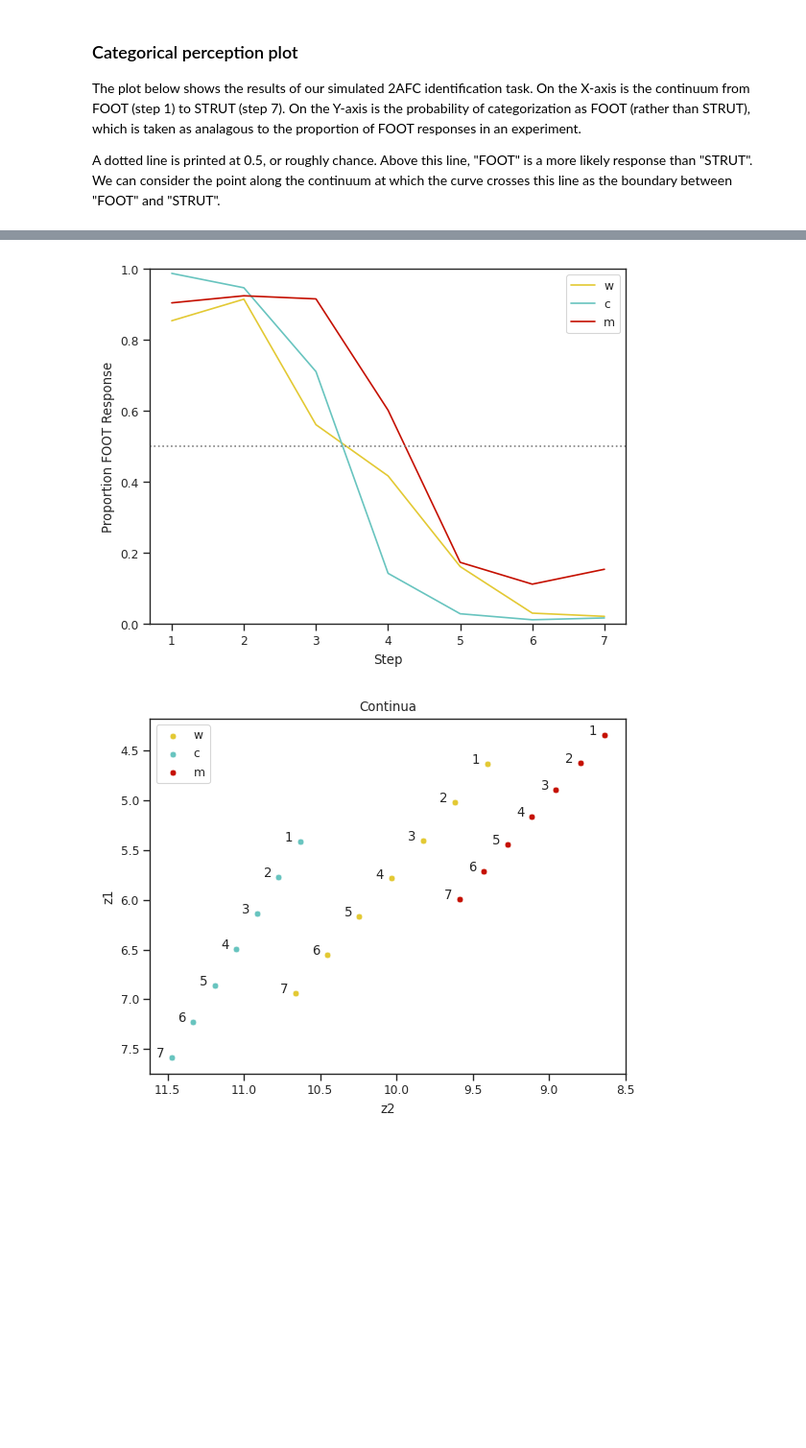
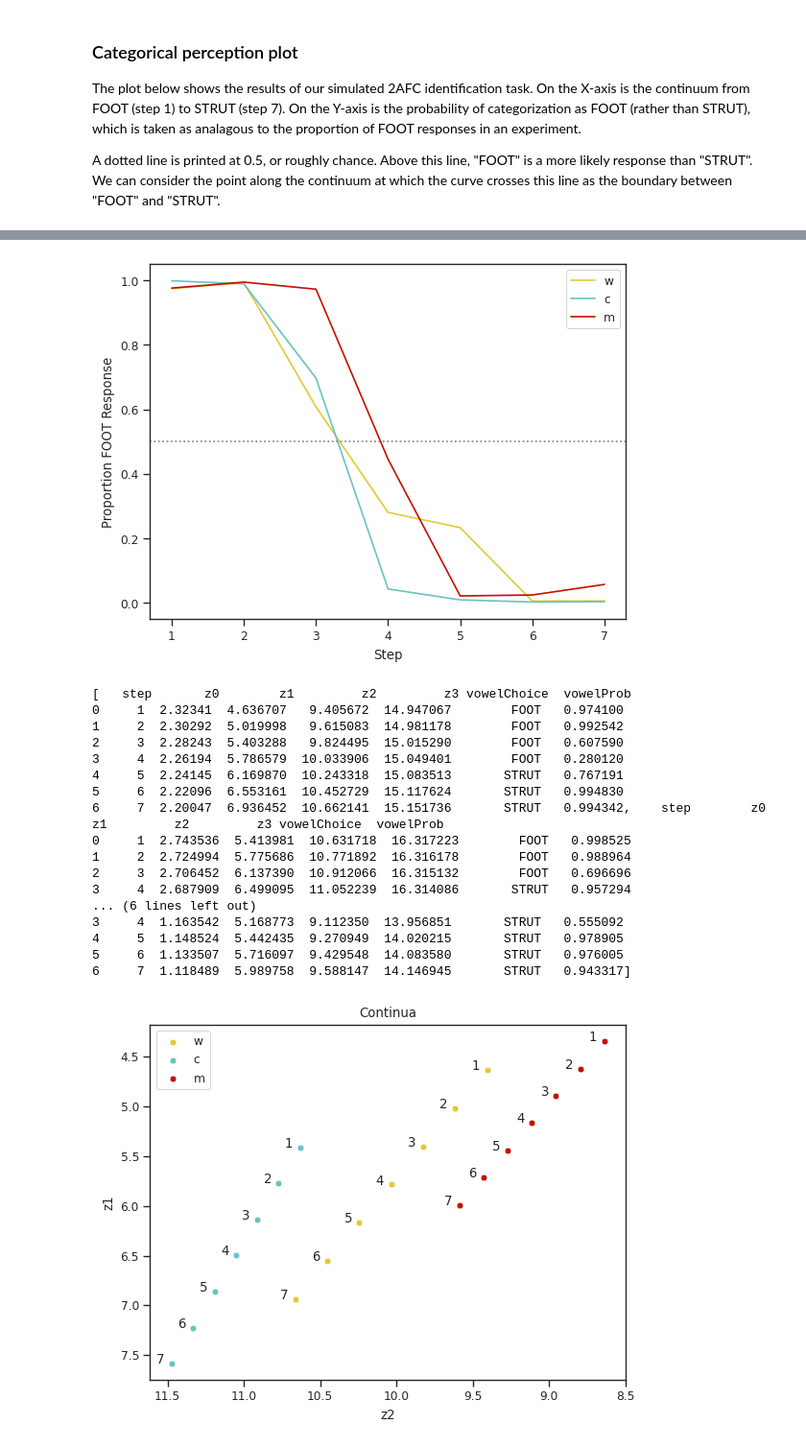
Before and after one commit to emilyremirez/ExemPy, a Jupyter notebook: ExemPy-ForcedChoice.ipynb, the cells around one changed output, grey strips where cells are left out. Shown at 96% size. Cells and saved outputs as stored; diff of their text form; code cells hidden in the pictures; blank space fills up the shorter version.

```diff
--- a/ExemPy-ForcedChoice.ipynb
+++ b/ExemPy-ForcedChoice.ipynb
@@ -143,33 +195,60 @@ When presented with different stimuli, the curves differ in two ways:
 # %%
-continuum_is = {"vowel":["FOOT","STRUT"]}
-grouping = {"type":["w","c","m"]}
-data = pb52.copy()
+continuum_is = {"vowel" : ["FOOT", "STRUT"]}
+grouping = {"type" : ["w", "c", "m"]}
 steps = 7
+dimsvals = {'z0' : 1,
+            'z1' : .761,
+            'z2' : .681,
+            'z3' : .407}
+dimslist = list(dimsvals.keys())
+catslist = ['vowel']           # man, woman, or child; lexical set notation
+cval = 25
+
+excloud = pb52.copy()
 # %%
 # unpack variables
 contcat = list(continuum_is.keys())[0]
 start = continuum_is[contcat][0]
 end = continuum_is[contcat][1]
 groupingcat = list(grouping.keys())[0]
 labellist = grouping[groupingcat]
 
-datsumm = datasummary(data, catslist, dimslist)
+datsumm = datasummary(excloud.copy(), ['type','vowel'], dimslist)
 datalist = []
 
 for l in labellist:
+    excloud = pb52.copy()
     # get start and end rows
     strt = {contcat : start, groupingcat : l}
     nd = {contcat : end, groupingcat : l}
     # make continuum
     cnt = continuum(datsumm, strt, nd, dimslist, steps = steps)
     # make choices
-    chs = multicat(cnt, data, catslist, dimsvals, cval,
+    chs = multicat(cnt, excloud, catslist, dimsvals, cval,
                   exclude_self = True, N = 1, fc = continuum_is)
     datalist.append(chs)
 
 cpplot(datalist, contcat, labellist)
+print(datalist)
 # %% [output]
-[figure, old version]
+[figure, new version]
+[   step       z0        z1         z2         z3 vowelChoice  vowelProb
+0     1  2.32341  4.636707   9.405672  14.947067        FOOT   0.974100
+1     2  2.30292  5.019998   9.615083  14.981178        FOOT   0.992542
+2     3  2.28243  5.403288   9.824495  15.015290        FOOT   0.607590
+3     4  2.26194  5.786579  10.033906  15.049401        FOOT   0.280120
+4     5  2.24145  6.169870  10.243318  15.083513       STRUT   0.767191
+5     6  2.22096  6.553161  10.452729  15.117624       STRUT   0.994830
+6     7  2.20047  6.936452  10.662141  15.151736       STRUT   0.994342,    step        z0        z1         z2         z3 vowelChoice  vowelProb
+0     1  2.743536  5.413981  10.631718  16.317223        FOOT   0.998525
+1     2  2.724994  5.775686  10.771892  16.316178        FOOT   0.988964
+2     3  2.706452  6.137390  10.912066  16.315132        FOOT   0.696696
+3     4  2.687909  6.499095  11.052239  16.314086       STRUT   0.957294
+... (6 lines left out)
+3     4  1.163542  5.168773  9.112350  13.956851       STRUT   0.555092
+4     5  1.148524  5.442435  9.270949  14.020215       STRUT   0.978905
+5     6  1.133507  5.716097  9.429548  14.083580       STRUT   0.976005
+6     7  1.118489  5.989758  9.588147  14.146945       STRUT   0.943317]
 # %%
 labix = 0
 for d in datalist:
```
Also changed, not shown: parts of 12 cells of this notebook, 5 other files.
